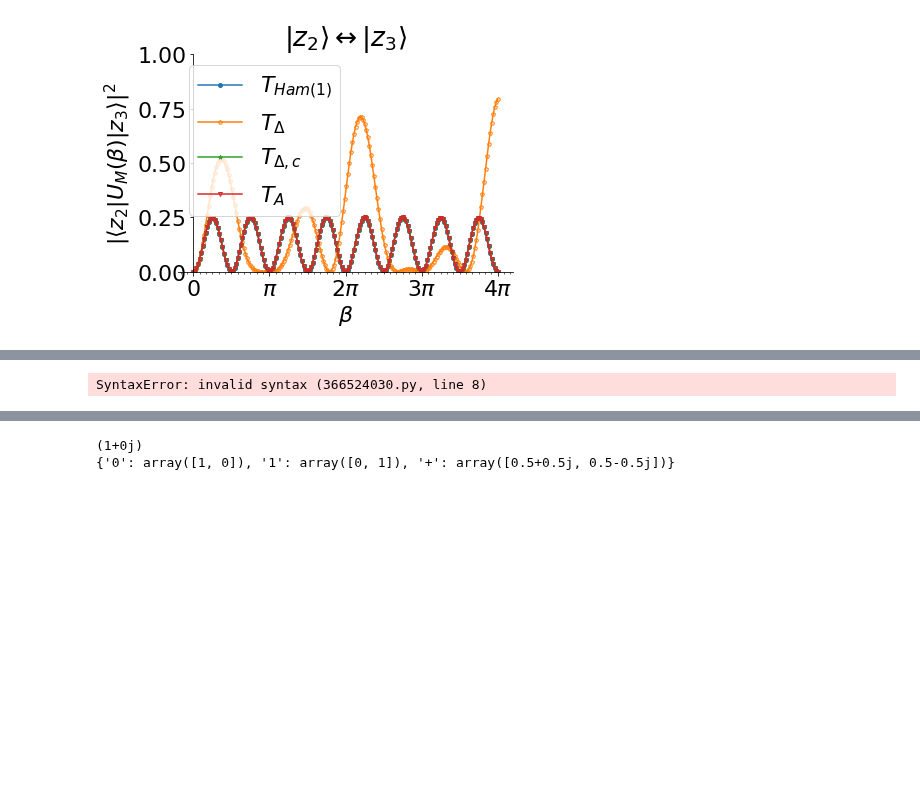
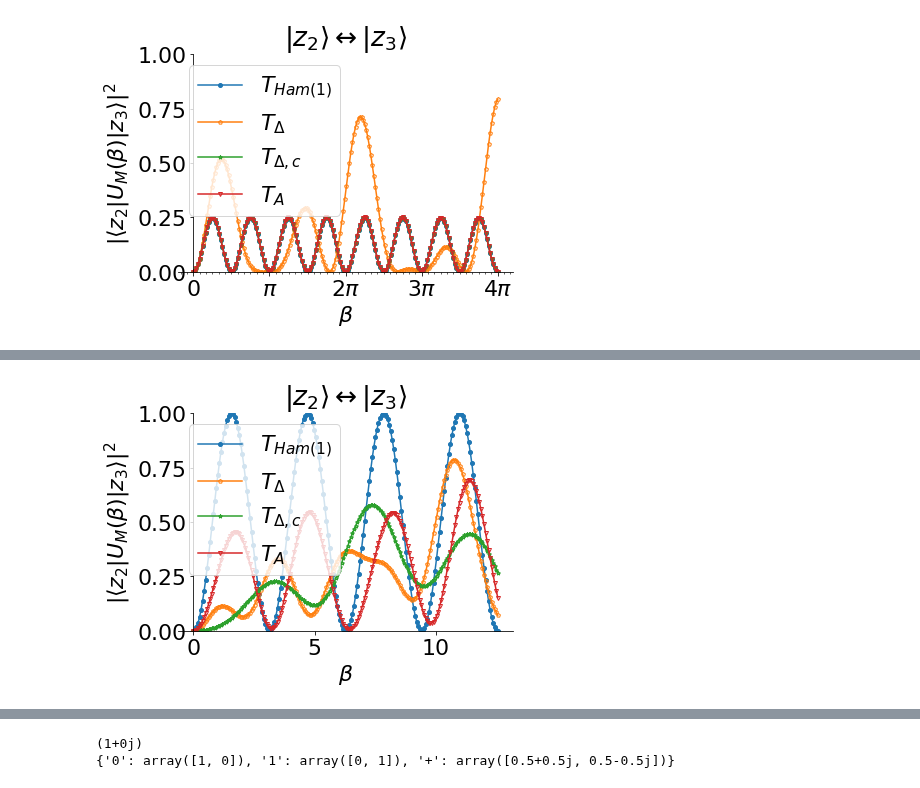
Before and after one commit to OpenQuantumComputing/optimization, a Jupyter notebook: full mixers.ipynb, the cells around one changed output, grey strips where cells are left out. Saved outputs shown, nothing was run; the diff lists cells and outputs as text; code cells hidden in the pictures; blank space fills up the shorter version.

```diff
--- a/full mixers.ipynb
+++ b/full mixers.ipynb
@@ -781,33 +781,33 @@ tikzplotlib.save("orr_00<->11.tex")
 # %%
 fig=pl.plot(figsize=(12,6))
 ax = pl.gca()
 ax.spines['top'].set_color('none')
 ax.spines['bottom'].set_position('zero')
 ax.spines['left'].set_position('zero')
 ax.spines['right'].set_color('none')
 ax.set_ylim([0,1])
-pl.
+
 # ax.xaxis.set_major_locator(pl.MultipleLocator(np.pi))
 # ax.xaxis.set_minor_locator(pl.MultipleLocator(np.pi / 12))
 # ax.xaxis.set_major_formatter(pl.FuncFormatter(multiple_formatter()))
 pl.xlabel(r'$\beta$')
 pl.ylabel(r'$|\langle z_2|U_M(\beta)|z_3 \rangle|^2$')
 pl.title(r'$|z_2\rangle \leftrightarrow |z_3 \rangle$')
 
 marker=['o','p','*','v','s','x']
 markersize=[4,4,4,4,4,4]
 fillstyle=['full','none','none','none','none']
 label=['$T_{2\leftrightarrow 3}$','$T_{rand}$','$T_{rand}$','$T_{rand}$']
 mi=-1
 for mode in ["overlap_10-11", "random1", "random2", "random3"]:
     mi+=1
     pl.plot(t,overlap[mode]["10<->11"],label=legend[mi],marker=marker[mi],fillstyle=fillstyle[mi],markersize=markersize[mi])
 
 pl.legend()
 
 tikzplotlib.save("orr_10<->11.tex")
 # %% [output]
-SyntaxError: invalid syntax (366524030.py, line 8)
+[figure, added]
 # %%
 # fig, axes = pl.subplots(ncols=2,figsize=(24,6))
 
```
Also changed, not shown: parts of 8 cells of this notebook, 3 other files.
